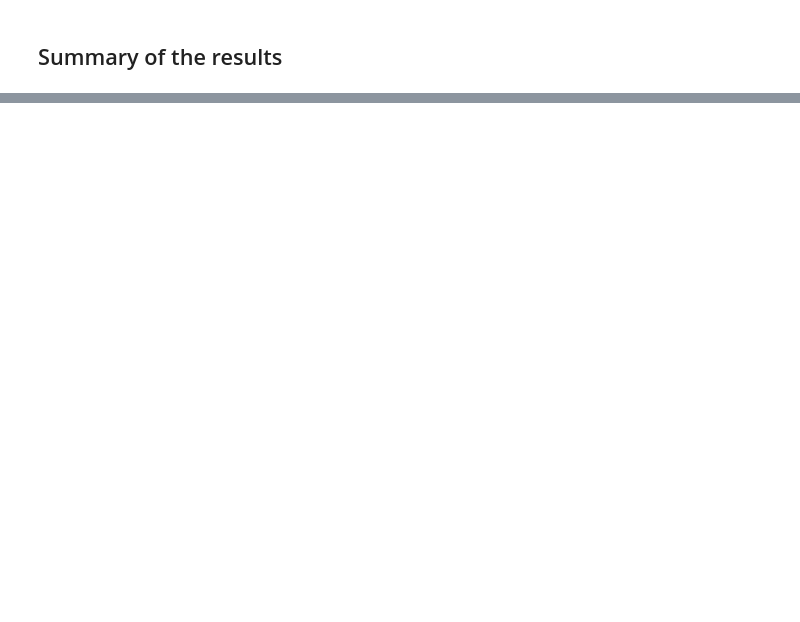
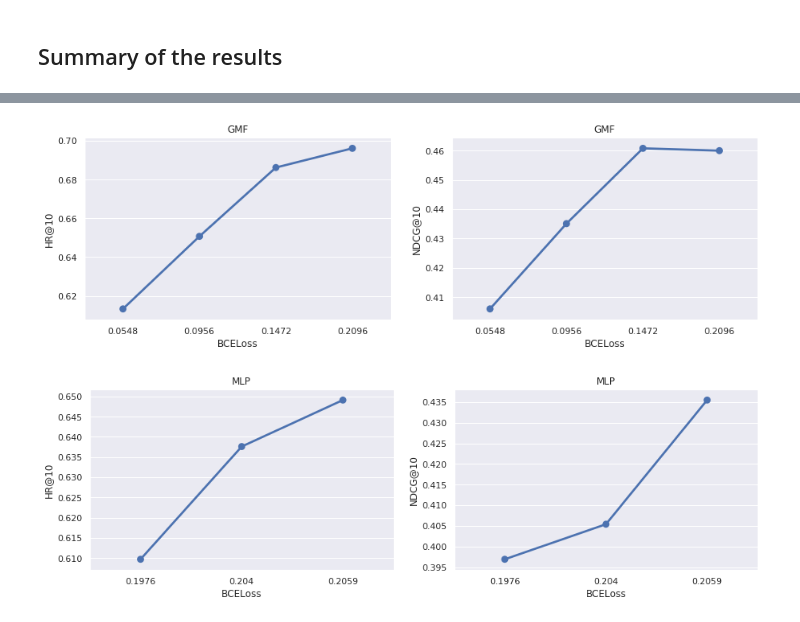
Before and after one commit to jrzaurin/RecoTour, a Jupyter notebook: Amazon/Chapter05_results_summary.ipynb, the cells around one changed output, grey strips where cells are left out. Cells and saved outputs as stored; diff of their text form; code cells hidden in the pictures; blank space fills up the shorter version.

```diff
--- a/Amazon/Chapter05_results_summary.ipynb
+++ b/Amazon/Chapter05_results_summary.ipynb
@@ -61,0 +63,5 @@ More coming soon...
+# %%
+plot_loss(df_models)
+# %% [output]
+[figure, added]
+[figure, added]
```
Also changed, not shown: parts of 12 cells of this notebook.
